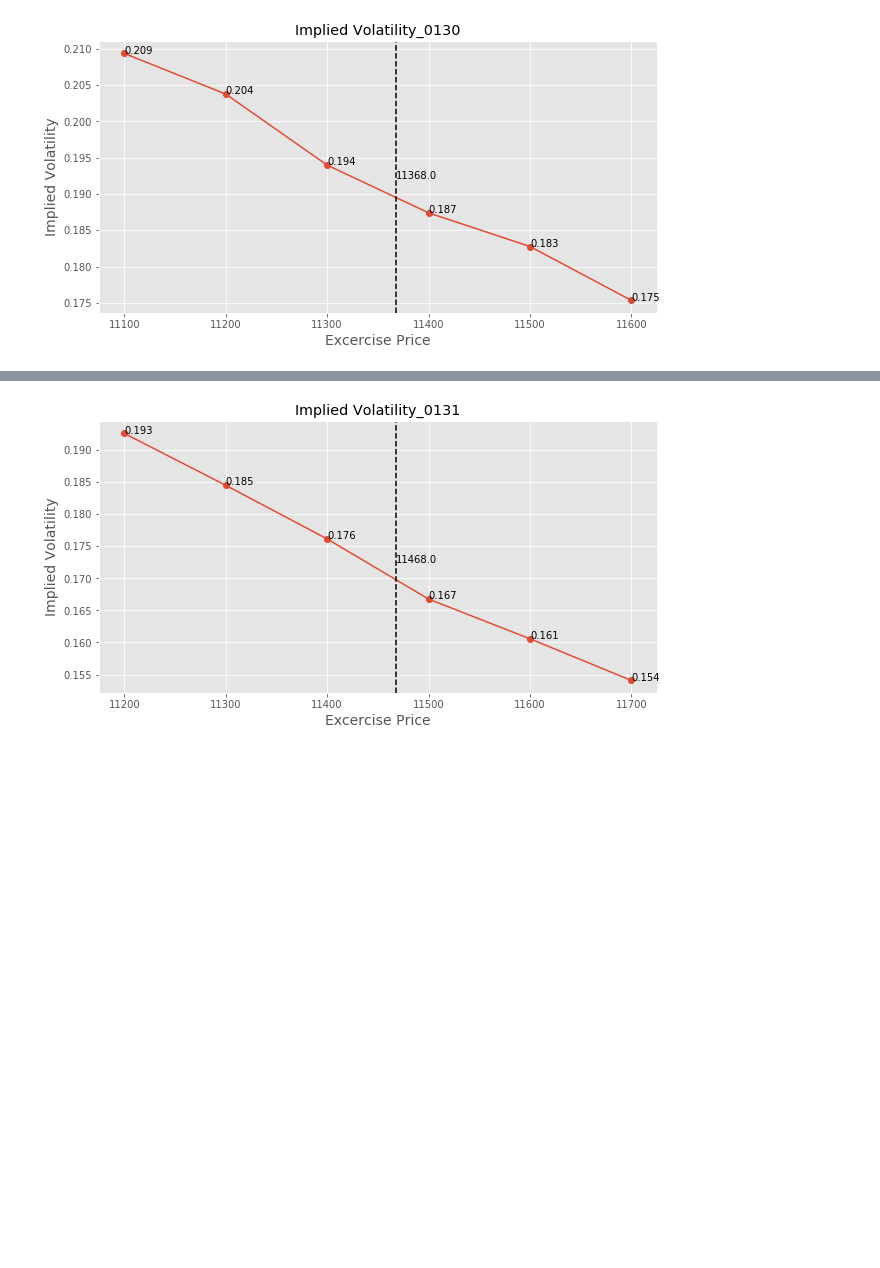
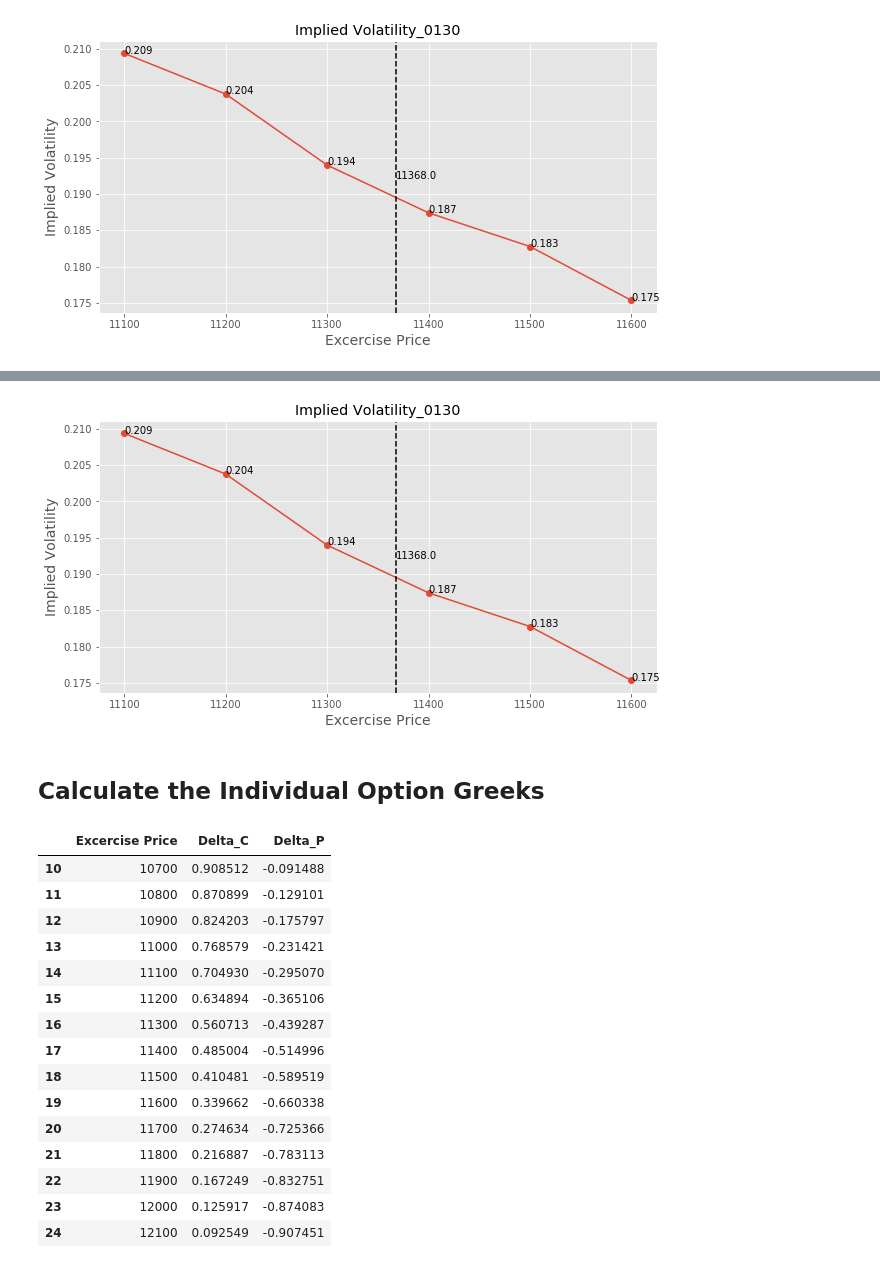
Before and after one commit to A2Zntu/OptionStrategy, a Jupyter notebook: main.ipynb, the cells around one changed output, grey strips where cells are left out. Saved outputs shown, nothing was run; the diff lists cells and outputs as text; code cells hidden in the pictures; blank space fills up the shorter version.

```diff
--- a/main.ipynb
+++ b/main.ipynb
@@ -42,6 +42,6 @@ df_OTM
 6 rows × 21 columns
 # %%
-date_ = '0131'
+date_ = '0130'
 S = todayStockPrice(date = date_)
 list_StockPrices = moneyness_list(S, gapType = "month", gapNum = 3) # only 3 OTM price on monthly basis
 
@@ -63,17 +63,12 @@ df_call["IV"] = list_IV
 df_OTM = combine_OTM(df_call, df_put, list_StockPrices)
 plot_IV(df = df_OTM, S = S, date = date_)
 # %% [output]
-[figure, old version]
+[figure, new version]
+# %% [markdown]
+## Calculate the Individual Option Greeks
 # %%
 s = 11368
-k = 11200
 exp_date = '20200219'
 eval_date = '20200130'
 rf = 0.0
-vol = 0.203777
 div = 0.0
-right = 'Put'
-
-opt = Option(s=s, k=k, eval_date=eval_date, exp_date=exp_date, rf=rf, vol=vol, right=right,
-             div = div)
-greeks = opt.get_greeks()
@@ -81,0 +75,33 @@ opt.describe_option()
+# %%
+# Build up a delta table
+list_k = list(df_call["履約價"])
+delta_C = []
+delta_P = []
+for k in list_k:
+    opt_C = Option(s=s, k=k, eval_date=eval_date, exp_date=exp_date, rf=rf, vol=vol, right='Call',
+             div = div)
+    delta_C.append(opt_C.get_greeks()[0])
+
+    opt_P = Option(s=s, k=k, eval_date=eval_date, exp_date=exp_date, rf=rf, vol=vol, right='Put',
+             div = div)
+    delta_P.append(opt_P.get_greeks()[0])
+
+df_delta = pd.DataFrame({'Excercise Price': list_k, 'Delta_C': delta_C, 'Delta_P': delta_P})
+df_delta[10:25] # Search for certain area
+# %% [output]
+|  | Excercise Price | Delta_C | Delta_P |
+| 10 | 10700 | 0.908512 | -0.091488 |
+| 11 | 10800 | 0.870899 | -0.129101 |
+| 12 | 10900 | 0.824203 | -0.175797 |
+| 13 | 11000 | 0.768579 | -0.231421 |
+| 14 | 11100 | 0.704930 | -0.295070 |
+| 15 | 11200 | 0.634894 | -0.365106 |
+| 16 | 11300 | 0.560713 | -0.439287 |
+| 17 | 11400 | 0.485004 | -0.514996 |
+| 18 | 11500 | 0.410481 | -0.589519 |
+| 19 | 11600 | 0.339662 | -0.660338 |
+| 20 | 11700 | 0.274634 | -0.725366 |
+| 21 | 11800 | 0.216887 | -0.783113 |
+| 22 | 11900 | 0.167249 | -0.832751 |
+| 23 | 12000 | 0.125917 | -0.874083 |
+| 24 | 12100 | 0.092549 | -0.907451 |
```
Also changed, not shown: parts of 24 cells of this notebook, 5 other files.
